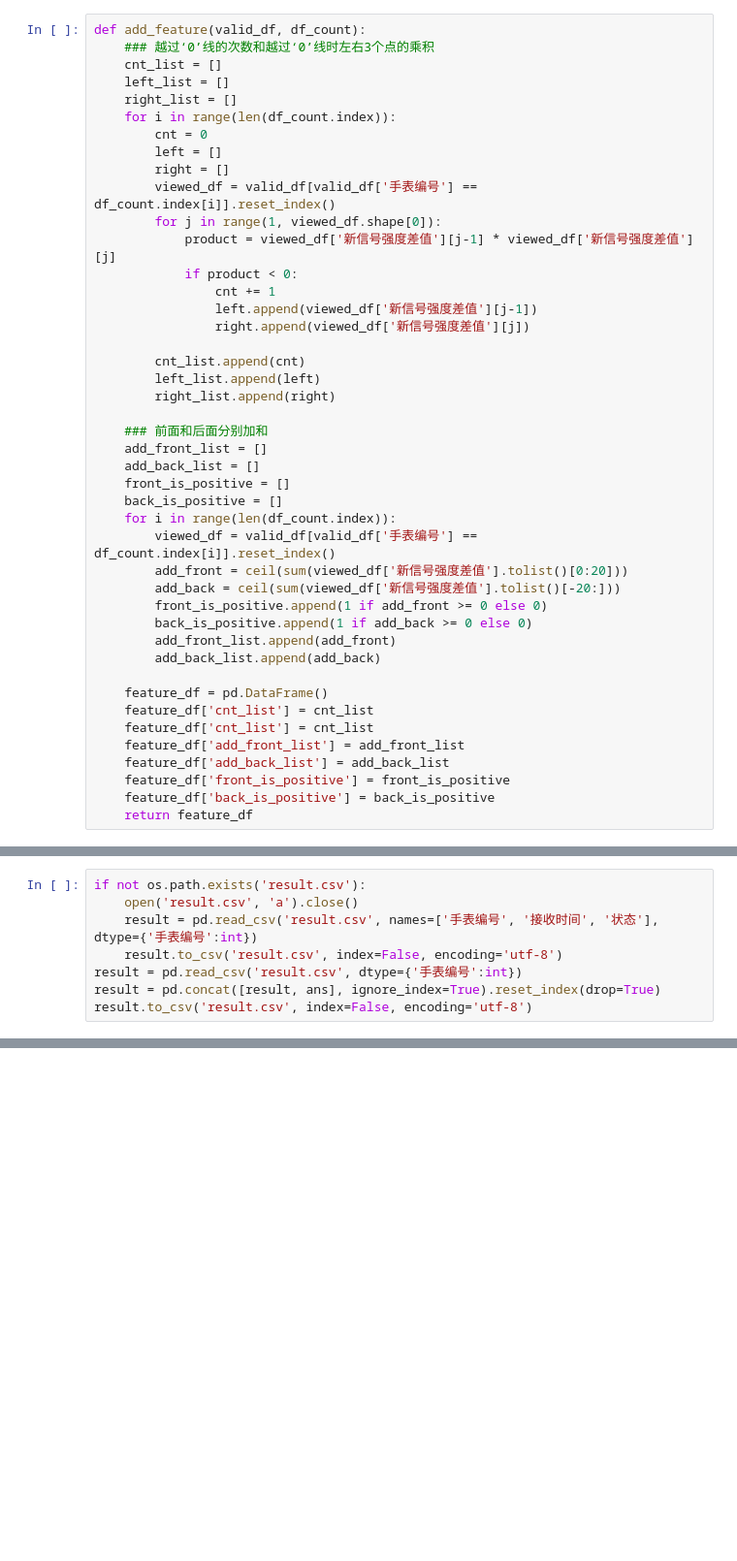
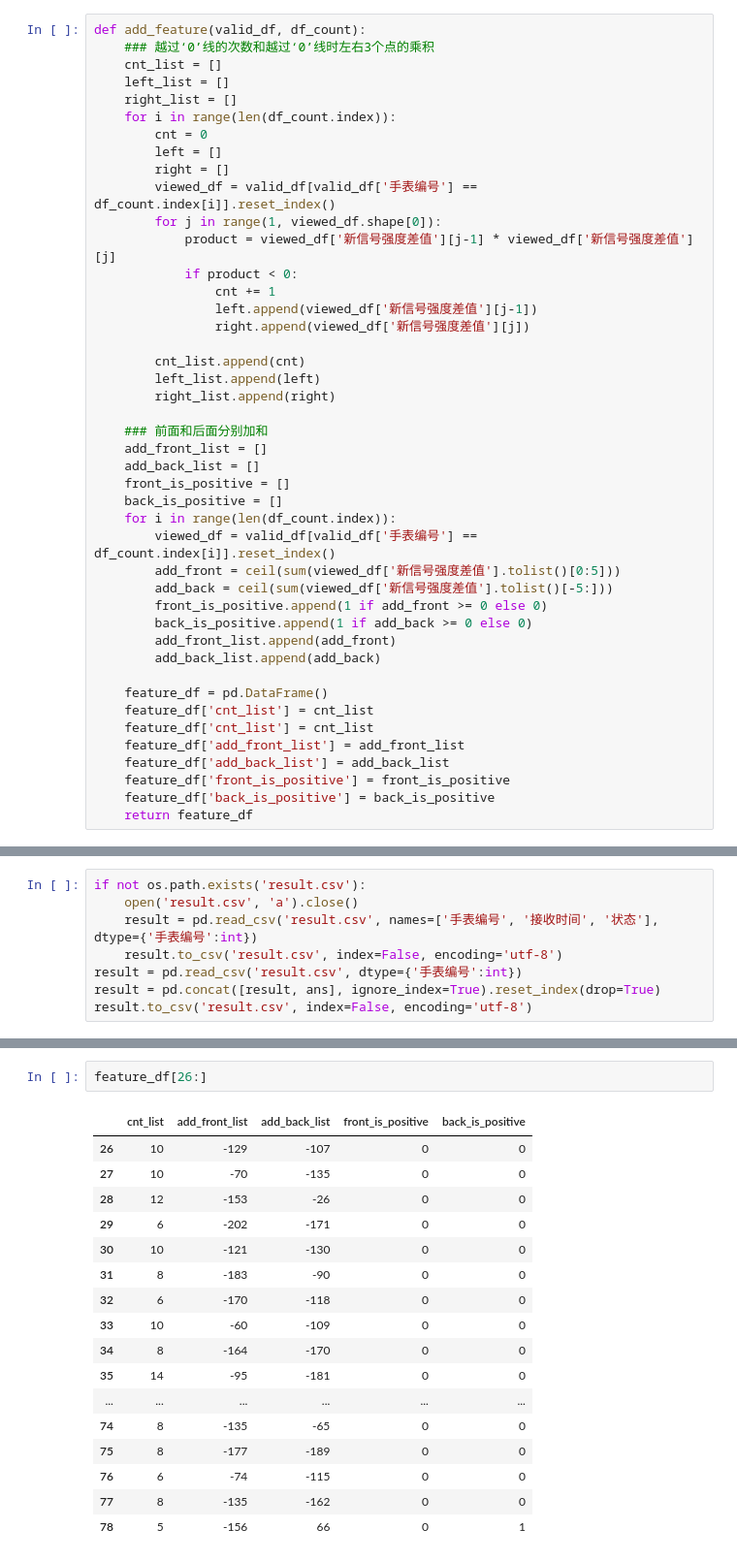
Before and after one commit to zbbyr/detect_pattern, a Jupyter notebook: detect_model_icom.ipynb, the cells around one changed output, grey strips where cells are left out. Shown at 97% size. Drawn from its saved outputs; the diff is of its cells as text; blank space fills up the shorter version.

```diff
--- a/detect_model_icom.ipynb
+++ b/detect_model_icom.ipynb
@@ -101,8 +101,8 @@ def add_feature(valid_df, df_count):
     back_is_positive = []
     for i in range(len(df_count.index)):
         viewed_df = valid_df[valid_df['手表编号'] == df_count.index[i]].reset_index()
-        add_front = ceil(sum(viewed_df['新信号强度差值'].tolist()[0:20]))
-        add_back = ceil(sum(viewed_df['新信号强度差值'].tolist()[-20:]))
+        add_front = ceil(sum(viewed_df['新信号强度差值'].tolist()[0:5]))
+        add_back = ceil(sum(viewed_df['新信号强度差值'].tolist()[-5:]))
         front_is_positive.append(1 if add_front >= 0 else 0)
         back_is_positive.append(1 if add_back >= 0 else 0)
         add_front_list.append(add_front)
@@ -144,0 +155,20 @@ result.to_csv('result.csv', index=False, encoding='utf-8')
+# %%
+feature_df[26:]
+# %% [output]
+|  | cnt_list | add_front_list | add_back_list | front_is_positive | back_is_positive |
+| 26 | 10 | -129 | -107 | 0 | 0 |
+| 27 | 10 | -70 | -135 | 0 | 0 |
+| 28 | 12 | -153 | -26 | 0 | 0 |
+| 29 | 6 | -202 | -171 | 0 | 0 |
+| 30 | 10 | -121 | -130 | 0 | 0 |
+| 31 | 8 | -183 | -90 | 0 | 0 |
+| 32 | 6 | -170 | -118 | 0 | 0 |
+| 33 | 10 | -60 | -109 | 0 | 0 |
+| 34 | 8 | -164 | -170 | 0 | 0 |
+| 35 | 14 | -95 | -181 | 0 | 0 |
+| ... | ... | ... | ... | ... | ... |
+| 74 | 8 | -135 | -65 | 0 | 0 |
+| 75 | 8 | -177 | -189 | 0 | 0 |
+| 76 | 6 | -74 | -115 | 0 | 0 |
+| 77 | 8 | -135 | -162 | 0 | 0 |
+| 78 | 5 | -156 | 66 | 0 | 1 |
```
Also changed, not shown: parts of 9 cells of this notebook, 21 other files.
